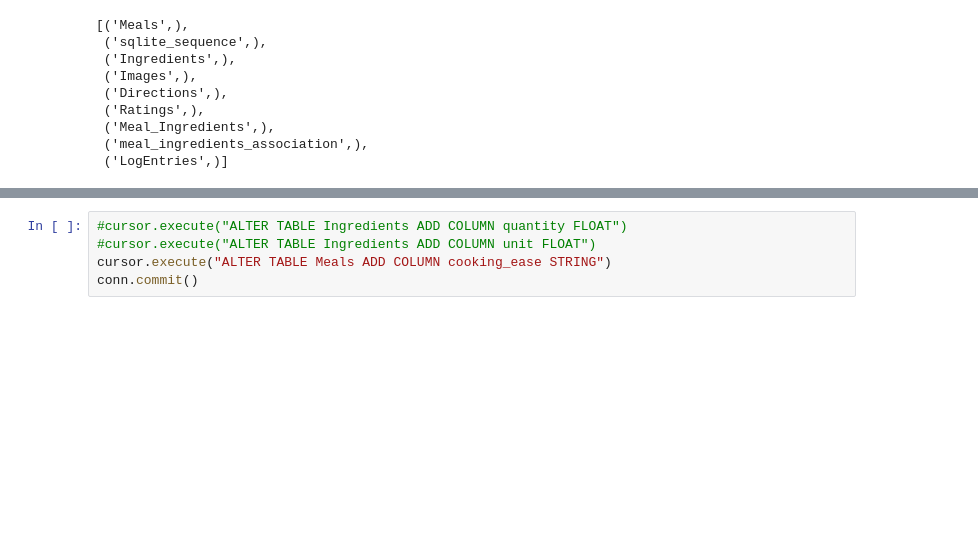
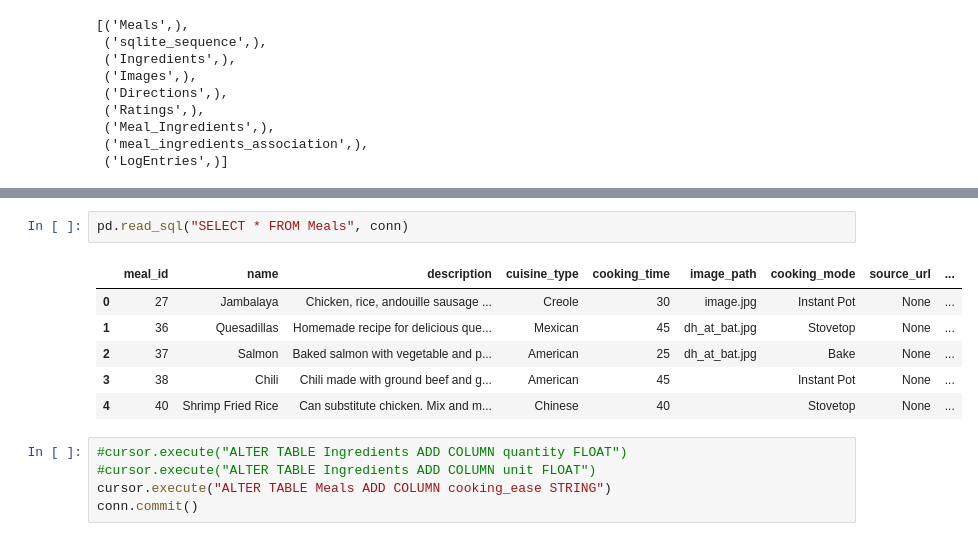
Before and after one commit to haueter19/meals, a Jupyter notebook: Untitled.ipynb, the cells around one changed output, grey strips where cells are left out. Drawn from its saved outputs; the diff is of its cells as text; blank space fills up the shorter version.

```diff
--- a/Untitled.ipynb
+++ b/Untitled.ipynb
@@ -35,3 +38,12 @@ pd.read_sql("""SELECT
+# %%
+pd.read_sql("SELECT * FROM Meals", conn)
+# %% [output]
+|  | meal_id | name | description | cuisine_type | cooking_time | image_path | cooking_mode | source_url | ... |
+| 0 | 27 | Jambalaya | Chicken, rice, andouille sausage ... | Creole | 30 | image.jpg | Instant Pot | None | ... |
+| 1 | 36 | Quesadillas | Homemade recipe for delicious que... | Mexican | 45 | dh_at_bat.jpg | Stovetop | None | ... |
+| 2 | 37 | Salmon | Baked salmon with vegetable and p... | American | 25 | dh_at_bat.jpg | Bake | None | ... |
+| 3 | 38 | Chili | Chili made with ground beef and g... | American | 45 |  | Instant Pot | None | ... |
+| 4 | 40 | Shrimp Fried Rice | Can substitute chicken. Mix and m... | Chinese | 40 |  | Stovetop | None | ... |
 # %%
 #cursor.execute("ALTER TABLE Ingredients ADD COLUMN quantity FLOAT")
 #cursor.execute("ALTER TABLE Ingredients ADD COLUMN unit FLOAT")
```
Also changed, not shown: parts of 5 cells of this notebook.
